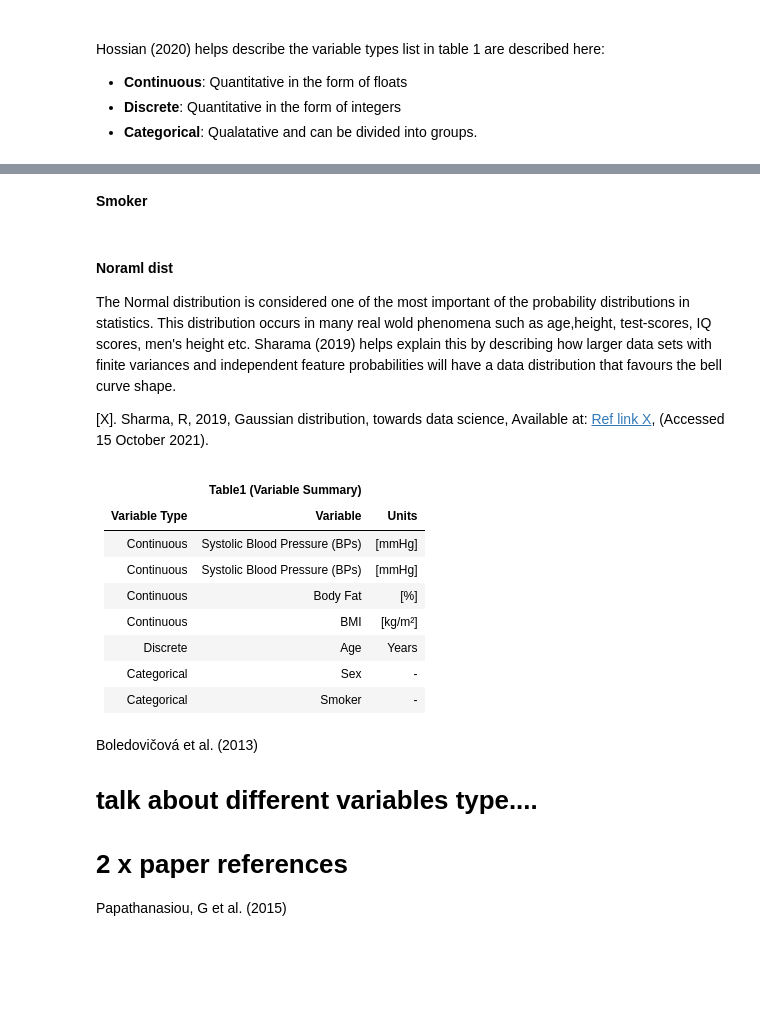
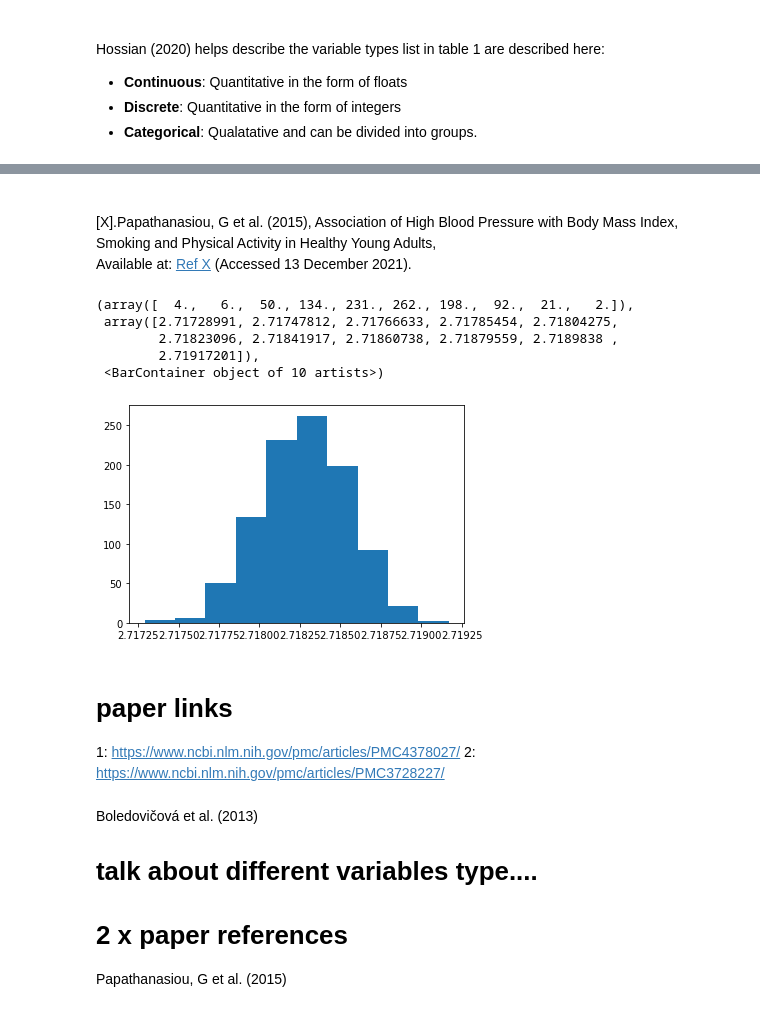
Before and after one commit to CiaranMoran27/playing_with_jupyter, a Jupyter notebook: modelling_real_world_scenario.ipynb, the cells around one changed output, grey strips where cells are left out. Drawn from its saved outputs; the diff is of its cells as text; code cells hidden in the pictures; blank space fills up the shorter version.

```diff
--- a/modelling_real_world_scenario.ipynb
+++ b/modelling_real_world_scenario.ipynb
@@ -130,2 +437,5 @@ contains a mix of each health status.
 # %% [markdown]
-**Smoker**
+<br>
+
+[X].Papathanasiou, G et al. (2015), Association of High Blood Pressure with Body Mass Index, Smoking and Physical Activity in Healthy Young Adults,<br>
+Available at: [Ref X](https://www.ncbi.nlm.nih.gov/pmc/articles/PMC4378027/) (Accessed 13 December 2021).
@@ -136,60 +442,11 @@ contains a mix of each health status.
-# %% [markdown]
-#### Noraml dist
-The Normal distribution is considered one of the most important of the probability distributions in statistics. This distribution occurs in many real wold phenomena
-such as age,height, test-scores, IQ scores, men's height etc. Sharama (2019) helps explain this by describing how larger data sets with finite variances and
-independent feature probabilities will have a data distribution that favours the bell curve shape.
-
-[X]. Sharma, R, 2019, Gaussian distribution, towards data science,
-Available at: [Ref link X](https://medium.com/ai-techsystems/gaussian-distribution-why-is-it-important-in-data-science-and-machine-learning-9adbe0e5f8ac), (Accessed 15 October 2021).
-# %% [markdown]
-
-<table style = 'float : left;'>
-    <thead>
-        <th></th>
-        <th>Table1 (Variable Summary)</th>
-        <th></th>
-      </tr>
-      <tr>
-        <th>Variable Type</th>
-        <th>Variable</th>
-        <th>Units</th>
-      </tr>
-    </thead>
-    <tbody>
-      <tr>
-        <td>Continuous</td>
-        <td>Systolic Blood Pressure (BPs)</td>
-        <td>[mmHg]</td>
-      </tr>
-      <tr>
-        <td>Continuous</td>
-        <td>Systolic Blood Pressure (BPs)</td>
-        <td>[mmHg]</td>
-      </tr>
-      <tr>
-        <td>Continuous</td>
-        <td>Body Fat</td>
-        <td>[%]</td>
-      </tr>
-       <tr>
-        <td>Continuous</td>
-        <td>BMI</td>
-        <td>[kg/m²]</td>
-      </tr>
-      <tr>
-        <td>Discrete</td>
-        <td>Age</td>
-        <td>Years</td>
-      </tr>
-      <tr>
-        <td>Categorical</td>
-        <td>Sex</td>
-        <td>-</td>
-      </tr>
-      <tr>
-        <td>Categorical</td>
-        <td>Smoker</td>
-        <td>-</td>
-      </tr>
-    </tbody>
- </table>
+# %%
+s = np.random.lognormal(0, 0.0001, 1000)
+x = np.exp(s)
+plt.hist(x)
+# %% [output]
+(array([  4.,   6.,  50., 134., 231., 262., 198.,  92.,  21.,   2.]),
+ array([2.71728991, 2.71747812, 2.71766633, 2.71785454, 2.71804275,
+        2.71823096, 2.71841917, 2.71860738, 2.71879559, 2.7189838 ,
+        2.71917201]),
+ <BarContainer object of 10 artists>)
+[figure, added]
@@ -195,0 +455,4 @@ Available at: [Ref link X](https://medium.com/ai-techsystems/gaussian-distributi
+# %% [markdown]
+# paper links
+1: https://www.ncbi.nlm.nih.gov/pmc/articles/PMC4378027/
+2:  https://www.ncbi.nlm.nih.gov/pmc/articles/PMC3728227/
```
Also changed, not shown: parts of 28 cells of this notebook, 1 other file.
